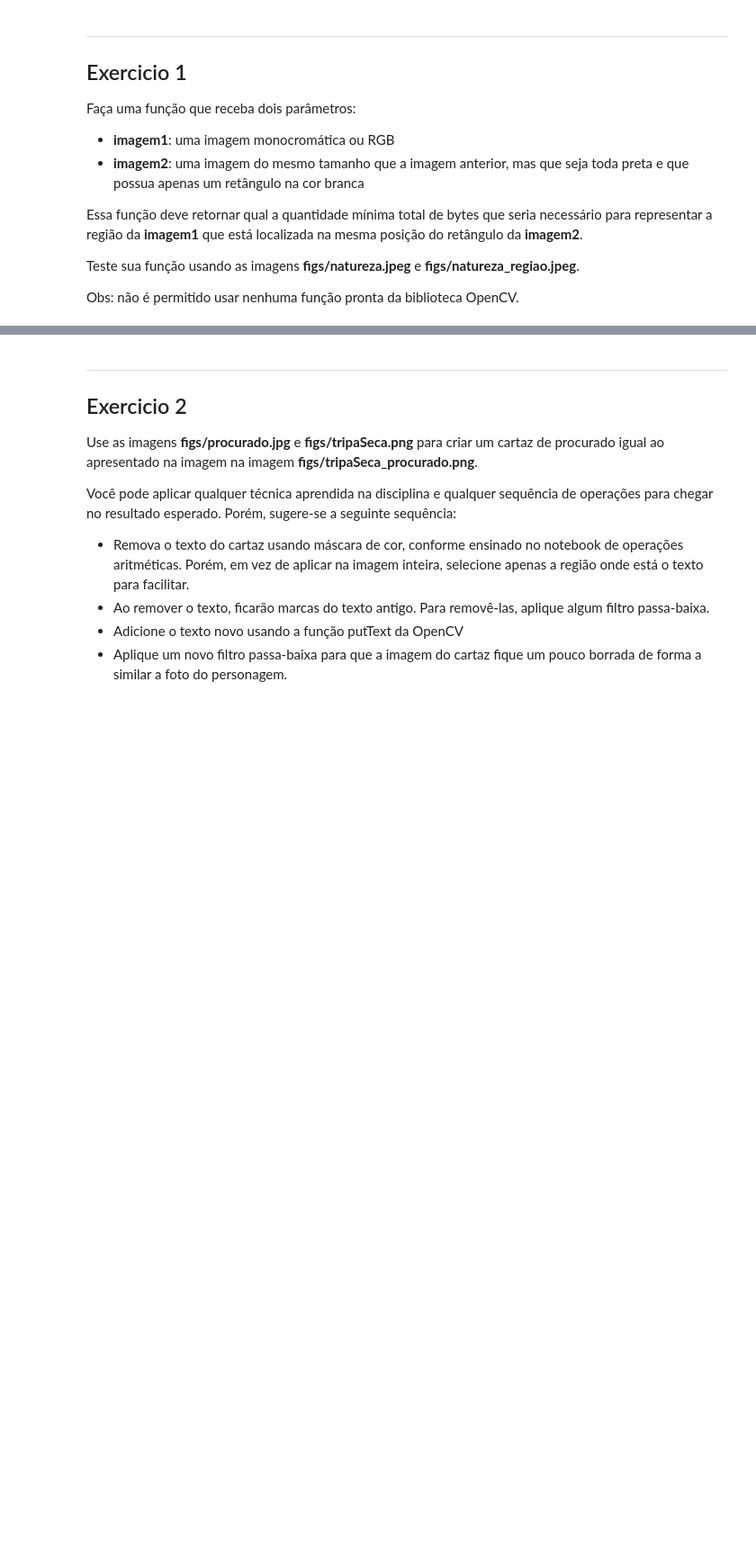
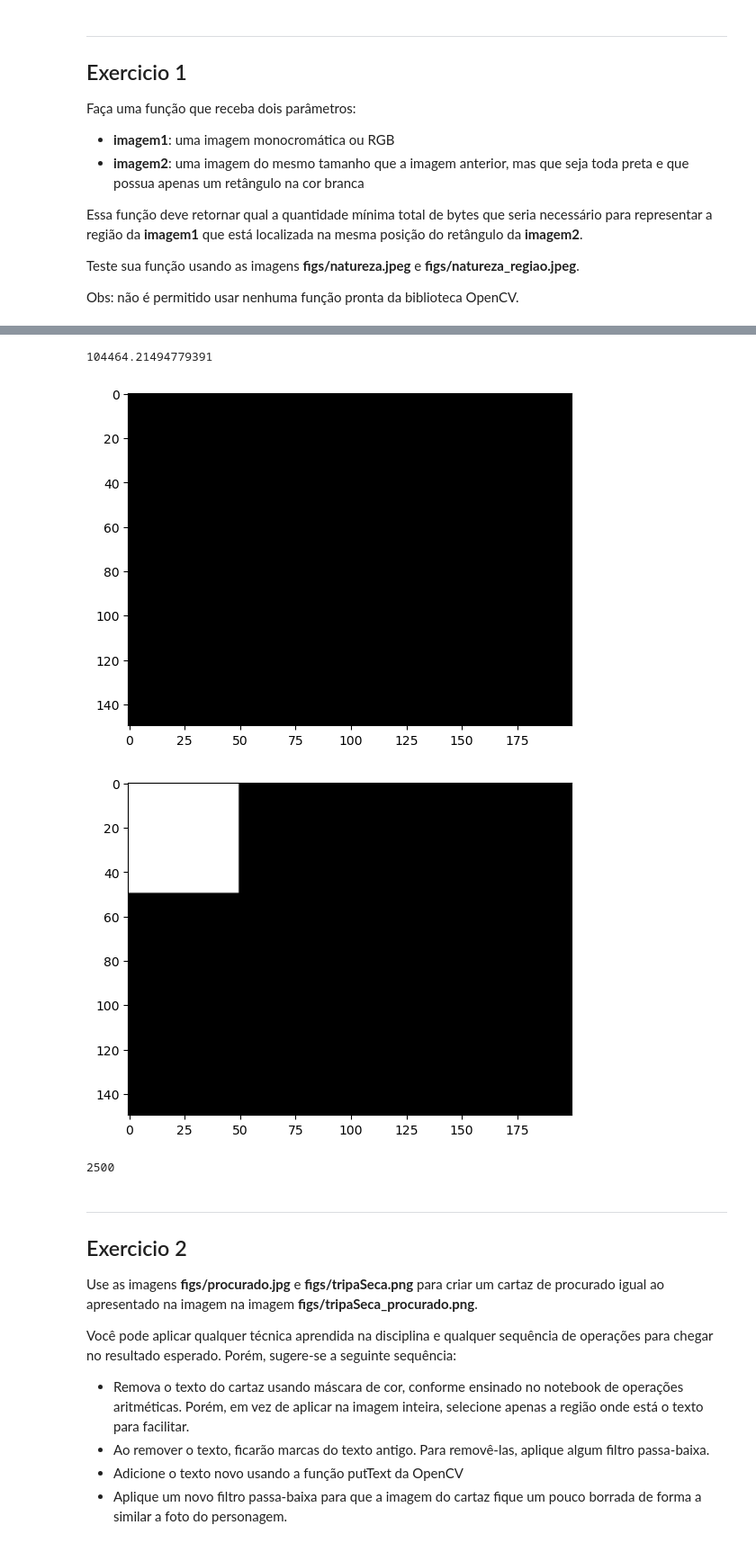
Before and after one commit to conradosetti/AC2processamento-imagens, a Jupyter notebook: 2024S1_PDI_AC2.ipynb, the cells around one changed output, grey strips where cells are left out. Shown: that part at 90% size. Drawn from its saved outputs; the diff is of its cells as text; code cells hidden in the pictures; blank space fills up the shorter version.

```diff
--- a/2024S1_PDI_AC2.ipynb
+++ b/2024S1_PDI_AC2.ipynb
@@ -83,19 +83,3 @@ Essa função deve retornar qual a quantidade mínima total de bytes que seria n
 Teste sua função usando as imagens **figs/natureza.jpeg** e **figs/natureza_regiao.jpeg**.
 
 Obs: não é permitido usar nenhuma função pronta da biblioteca OpenCV.
-# %%
-imagem1 = cv2.imread('figs/natureza.jpeg')
-imagem2 = cv2.imread('figs/natureza_regiao.jpeg')
-
-print(imagem1.shape)
-print(imagem2[0:1,0:1,:])
-print(imagem2[200:300,650:800,:])
-
-plt.imshow(imagem1)
-plt.show()
-
-plt.imshow(imagem2)
-plt.show()
-
-def calculaTotalMinimoDeBytes(imagem1, imagem2):
-    pass
@@ -121,0 +86,46 @@ def calculaTotalMinimoDeBytes(imagem1, imagem2):
+# %%
+imagem1 = cv2.imread('figs/natureza.jpeg')
+imagem2 = cv2.imread('figs/natureza_regiao.jpeg')
+
+altura = imagem2.shape[0]
+largura = imagem2.shape[1]
+
+def calculaTotalMinimoDeBytes(imagemA, imagemB):
+    altura = imagemB.shape[0]
+    largura = imagemB.shape[1]
+    pixelBranco = imagemB.max()
+    count = 0
+
+    for i in np.arange(0, altura):
+        for j in np.arange(0, largura):
+            if imagemB[i, j, 0] == pixelBranco & imagemB[i, j, 1] == pixelBranco & imagemB[i, j, 2] == pixelBranco:
+                count = count + 1
+
+    if len(imagemA.shape)==2:
+        return count*np.log2(imagemA.max() + 1 - imagemA.min())/8
+    elif len(imagemA.shape)==3:
+        return count*3*np.log2(imagemA.max() + 1 - imagemA.min())/8
+
+print(calculaTotalMinimoDeBytes(imagem1, imagem2))
+
+## Teste
+imagem1teste = np.zeros([150,200,3], dtype=np.uint8)
+plt.imshow(imagem1teste)
+plt.show()
+
+imagem2teste = np.zeros([150,200,3], dtype=np.uint8)
+
+imagem2teste[0:50, 0:50, :] = [255, 255, 255]
+plt.imshow(imagem2teste)
+plt.show()
+
+altura = imagem2teste.shape[0]
+largura = imagem2teste.shape[1]
+count = 0
+for i in np.arange(0, altura):
+    for j in np.arange(0, largura):
+        if imagem2teste[i, j, 0] == 255 & imagem2teste[i, j, 1] == 255 & imagem2teste[i, j, 2] == 255:
+            count = count + 1
+
+print(count)
+# %% [output]
@@ -122,3 +150,7 @@ def calculaTotalMinimoDeBytes(imagem1, imagem2):
+104464.21494779391
+[figure, added]
+[figure, added]
+2500
 # %% [markdown]
 ----
 ## Exercicio 2
```
Also changed, not shown: parts of 2 cells of this notebook.
